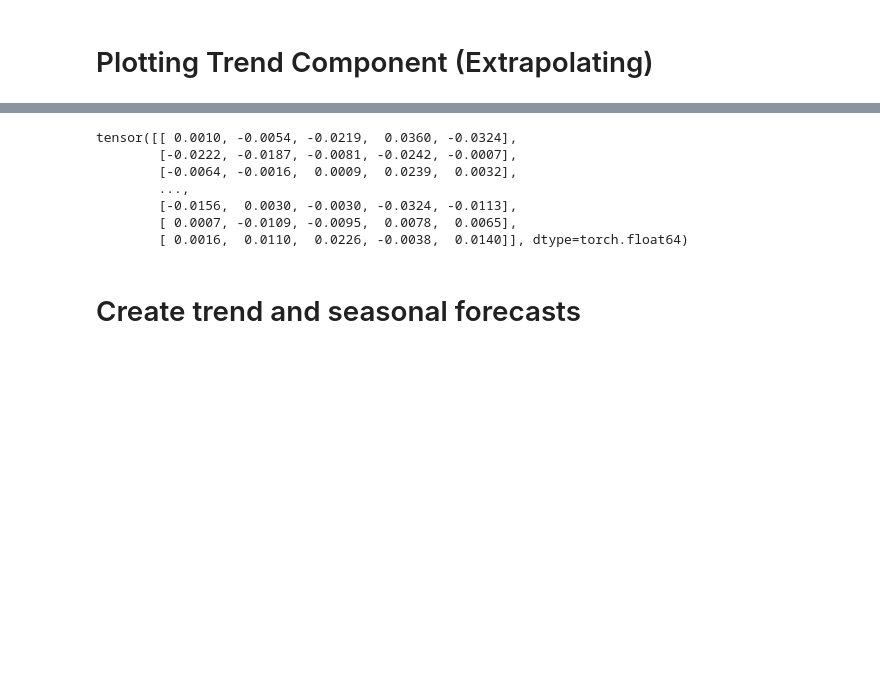
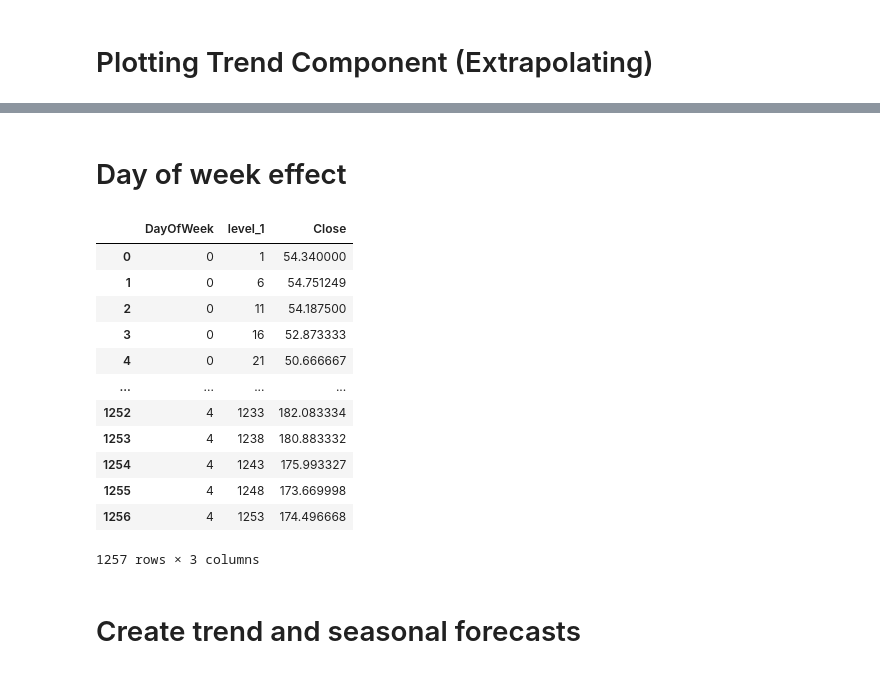
Before and after one commit to zapulam/StockPredictor2.0, a Jupyter notebook: dev.ipynb, the cells around one changed output, grey strips where cells are left out. Saved outputs shown, nothing was run; the diff lists cells and outputs as text; code cells hidden in the pictures; blank space fills up the shorter version.

```diff
--- a/dev.ipynb
+++ b/dev.ipynb
@@ -148,14 +122,21 @@ dataloader = DataLoader(dataset=dataset, batch_size=4, shuffle=True, num_workers
-# %%
-example = next(iter(dataloader))[0]
-example
-# %% [output]
-tensor([[ 0.0010, -0.0054, -0.0219,  0.0360, -0.0324],
-        [-0.0222, -0.0187, -0.0081, -0.0242, -0.0007],
-        [-0.0064, -0.0016,  0.0009,  0.0239,  0.0032],
-        ...,
-        [-0.0156,  0.0030, -0.0030, -0.0324, -0.0113],
-        [ 0.0007, -0.0109, -0.0095,  0.0078,  0.0065],
-        [ 0.0016,  0.0110,  0.0226, -0.0038,  0.0140]], dtype=torch.float64)
+# %% [markdown]
+# Day of week effect
+# %%
+df.groupby('DayOfWeek')['Close'].rolling(window=3, min_periods=1).mean().reset_index()
+# %% [output]
+|  | DayOfWeek | level_1 | Close |
+| 0 | 0 | 1 | 54.340000 |
+| 1 | 0 | 6 | 54.751249 |
+| 2 | 0 | 11 | 54.187500 |
+| 3 | 0 | 16 | 52.873333 |
+| 4 | 0 | 21 | 50.666667 |
+| ... | ... | ... | ... |
+| 1252 | 4 | 1233 | 182.083334 |
+| 1253 | 4 | 1238 | 180.883332 |
+| 1254 | 4 | 1243 | 175.993327 |
+| 1255 | 4 | 1248 | 173.669998 |
+| 1256 | 4 | 1253 | 174.496668 |
+1257 rows × 3 columns
 # %% [markdown]
 # Create trend and seasonal forecasts
 # %%
```
Also changed, not shown: parts of 11 cells of this notebook.
